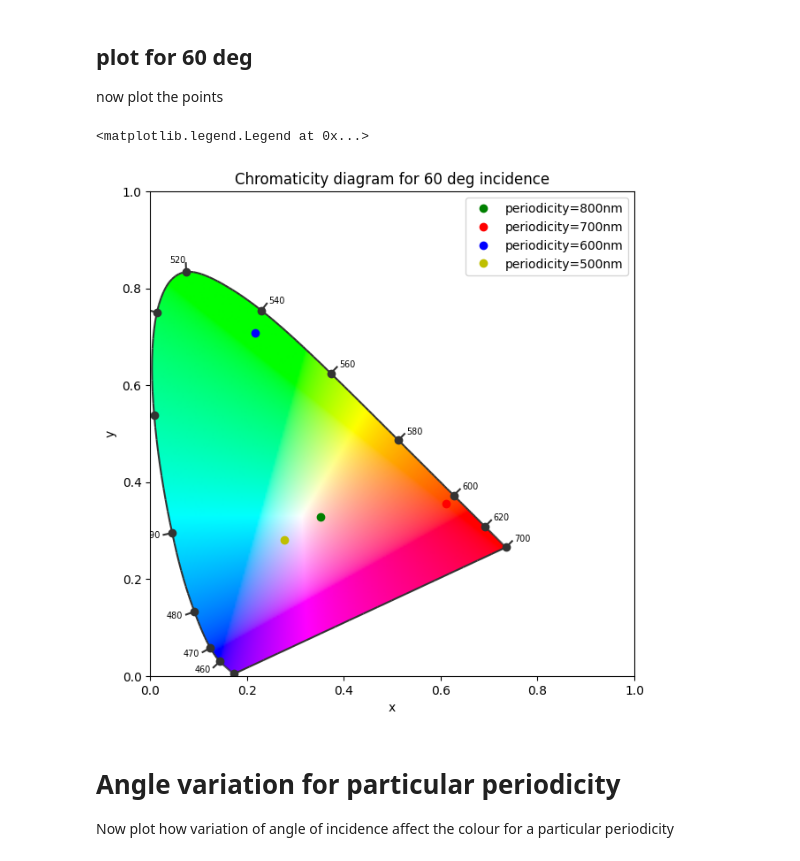
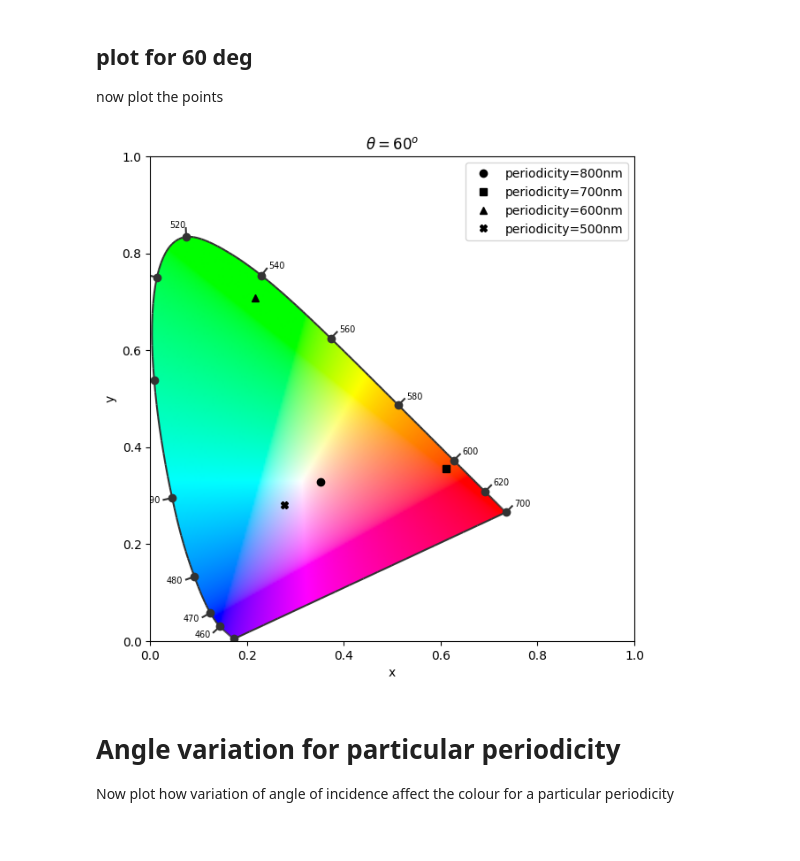
Before and after one commit to Feymankamal/Chromaticity-1931, a Jupyter notebook: colour_map.ipynb, the cells around one changed output. Cells and saved outputs as stored; diff of their text form; code cells hidden in the pictures.

```diff
--- a/colour_map.ipynb
+++ b/colour_map.ipynb
@@ -523,17 +518,17 @@ now plot the points
 # %%
 import colour
 figure, axes = colour.plotting.diagrams.plot_chromaticity_diagram_CIE1931(standalone=False)
-axes.plot(xch60_800,ych60_800, 'go', label='periodicity=800nm')
-axes.plot(xch60_700, ych60_700, 'ro', label='periodicity=700nm')
-axes.plot(xch60_600, ych60_600, 'bo', label='periodicity=600nm')
-axes.plot(xch60_500, ych60_500, 'yo', label='periodicity=500nm')
+axes.plot(xch60_800,ych60_800, 'ko', label='periodicity=800nm')
+axes.plot(xch60_700, ych60_700, 'ks', label='periodicity=700nm')
+axes.plot(xch60_600, ych60_600, 'k^', label='periodicity=600nm')
+axes.plot(xch60_500, ych60_500, 'kX', label='periodicity=500nm')
 plt.xlabel('x')
 plt.ylabel('y')
-plt.title('Chromaticity diagram for 60 deg incidence')
+plt.title(r'$\theta=60^o$')
 plt.legend(loc='upper right')
+plt.savefig('figures/60deg.pdf')
 # %% [output]
-<matplotlib.legend.Legend at 0x...>
-[figure, old version]
+[figure, new version]
 # %% [markdown]
 # Angle variation for particular periodicity
 Now plot how variation of angle of incidence affect the colour for a particular periodicity
```
Also changed, not shown: parts of 9 cells of this notebook.
